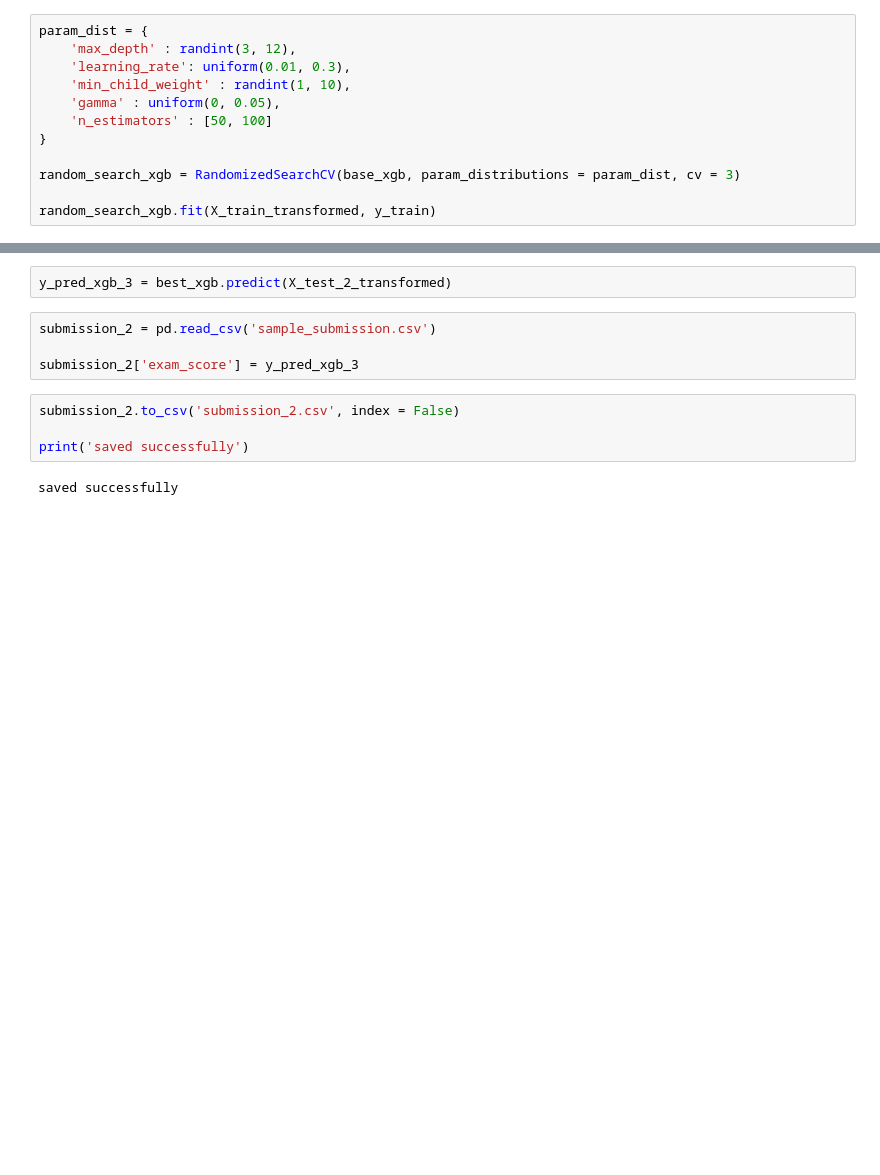
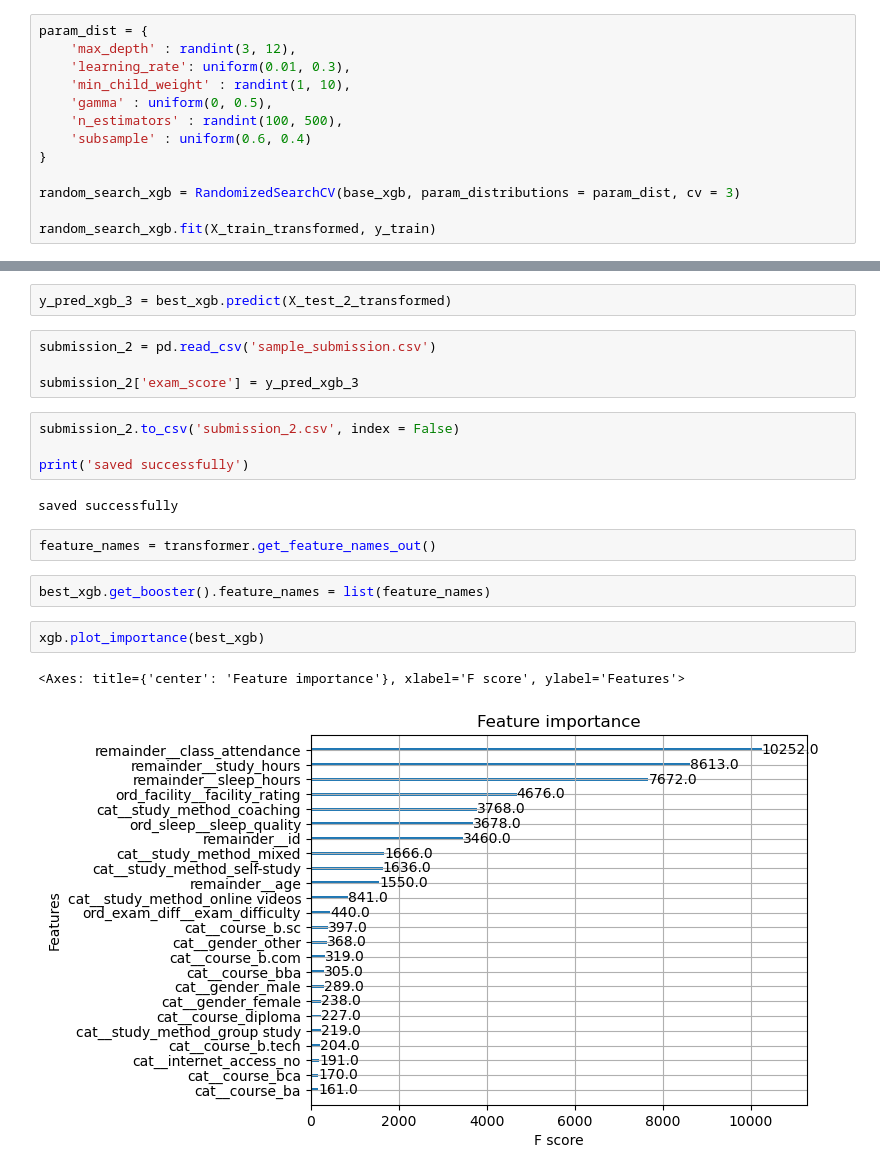
Before and after one commit to Nost4lgi4/Student-score-prediction, a Jupyter notebook: Student Test Scores Prediction/playground-series-s6e1/Test_score prediction.ipynb, the cells around one changed output, grey strips where cells are left out. Drawn from its saved outputs; the diff is of its cells as text; blank space fills up the shorter version.

Commit message:
Feature importance

```diff
--- a/Student Test Scores Prediction/playground-series-s6e1/Test_score prediction.ipynb
+++ b/Student Test Scores Prediction/playground-series-s6e1/Test_score prediction.ipynb
@@ -288,8 +288,9 @@ param_dist = {
     'max_depth' : randint(3, 12),
     'learning_rate': uniform(0.01, 0.3),
     'min_child_weight' : randint(1, 10),
-    'gamma' : uniform(0, 0.05),
-    'n_estimators' : [50, 100]
+    'gamma' : uniform(0, 0.5),
+    'n_estimators' : randint(100, 500),
+    'subsample' : uniform(0.6, 0.4)
 }
 
 random_search_xgb = RandomizedSearchCV(base_xgb, param_distributions = param_dist, cv = 3)
@@ -344,3 +344,12 @@ submission_2.to_csv('submission_2.csv', index = False)
 print('saved successfully')
 # %% [output]
 saved successfully
+# %%
+feature_names = transformer.get_feature_names_out()
+# %%
+best_xgb.get_booster().feature_names = list(feature_names)
+# %%
+xgb.plot_importance(best_xgb)
+# %% [output]
+<Axes: title={'center': 'Feature importance'}, xlabel='F score', ylabel='Features'>
+[figure, added]
```
Also changed, not shown: parts of 3 cells of this notebook, 1 other file.
